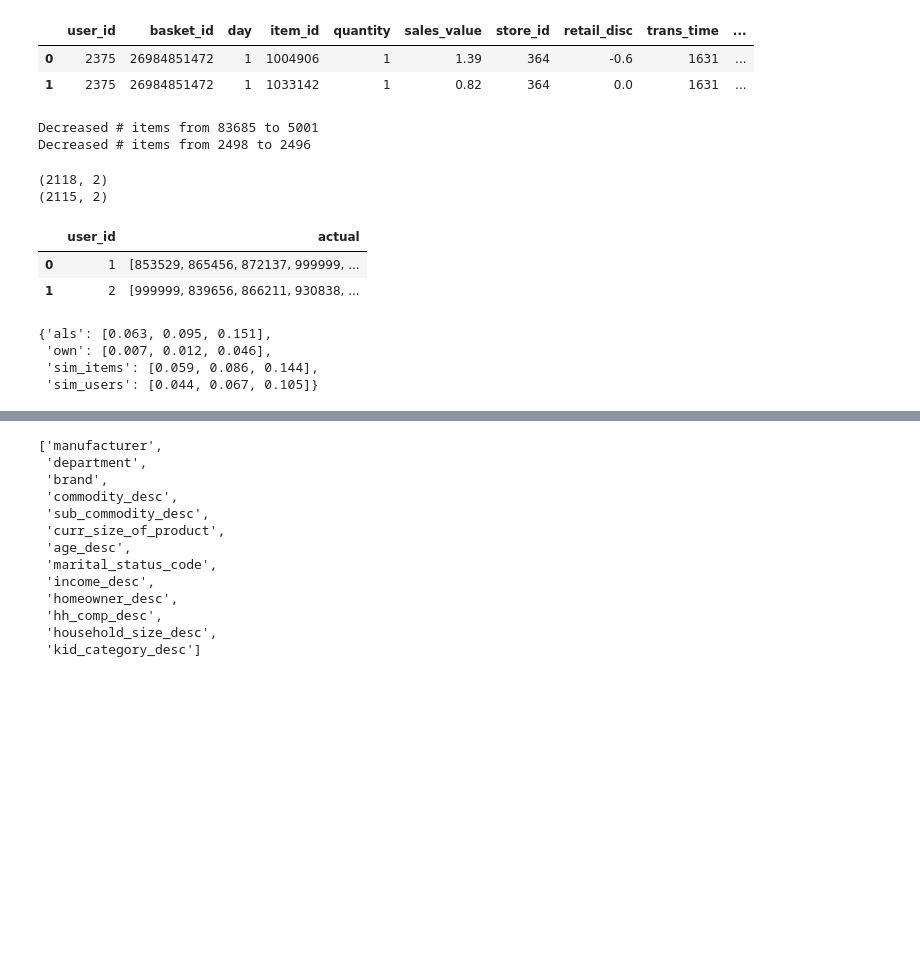
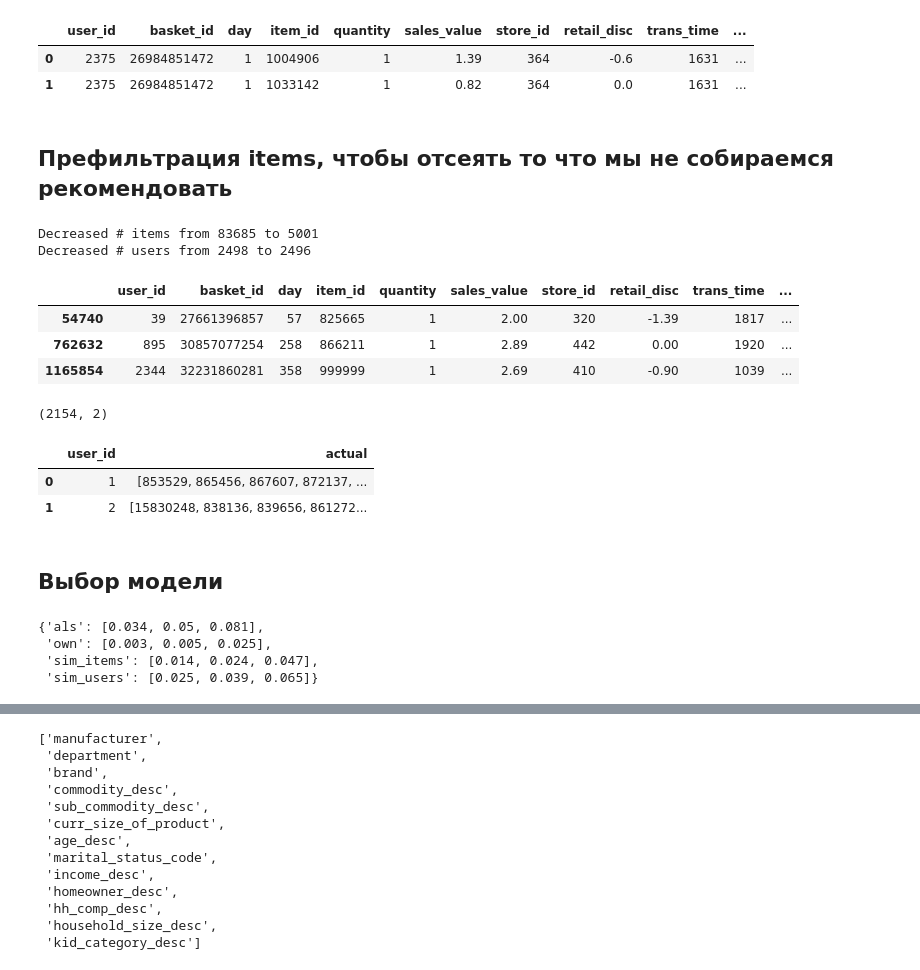
Before and after one commit to david-chulakov/Retail_recsys, a Jupyter notebook: main.ipynb, the cells around one changed output, grey strips where cells are left out. Cells and saved outputs as stored; diff of their text form; code cells hidden in the pictures; blank space fills up the shorter version.

```diff
--- a/main.ipynb
+++ b/main.ipynb
@@ -49,6 +51,8 @@ data_train_lvl_1.head(2)
 |  | user_id | basket_id | day | item_id | quantity | sales_value | store_id | retail_disc | trans_time | ... |
 | 0 | 2375 | 26984851472 | 1 | 1004906 | 1 | 1.39 | 364 | -0.6 | 1631 | ... |
 | 1 | 2375 | 26984851472 | 1 | 1033142 | 1 | 0.82 | 364 | 0.0 | 1631 | ... |
+# %% [markdown]
+## Префильтрация items, чтобы отсеять то что мы не собираемся рекомендовать
 # %%
 n_items_before = data_train_lvl_1['item_id'].nunique()
 n_users_before = data_train_lvl_1['user_id'].nunique()
@@ -58,31 +62,32 @@ data_train_lvl_1 = prefilter_items(data_train_lvl_1, item_features=item_features
 n_items_after = data_train_lvl_1['item_id'].nunique()
 n_users_after = data_train_lvl_1['user_id'].nunique()
 print('Decreased # items from {} to {}'.format(n_items_before, n_items_after))
-print('Decreased # items from {} to {}'.format(n_users_before, n_users_after))
+print('Decreased # users from {} to {}'.format(n_users_before, n_users_after))
 # %% [output]
 Decreased # items from 83685 to 5001
-Decreased # items from 2498 to 2496
+Decreased # users from 2498 to 2496
+# %%
+data_train_lvl_1.sample(3)
+# %% [output]
+|  | user_id | basket_id | day | item_id | quantity | sales_value | store_id | retail_disc | trans_time | ... |
+| 54740 | 39 | 27661396857 | 57 | 825665 | 1 | 2.00 | 320 | -1.39 | 1817 | ... |
+| 762632 | 895 | 30857077254 | 258 | 866211 | 1 | 2.89 | 442 | 0.00 | 1920 | ... |
+| 1165854 | 2344 | 32231860281 | 358 | 999999 | 1 | 2.69 | 410 | -0.90 | 1039 | ... |
 # %%
 recommender = MainRecommender(data_train_lvl_1)
 # %%
-data_val_lvl_1 = prefilter_items(data_val_lvl_1, item_features=item_features, take_n_popular=5000)
 result_lvl_1 = data_val_lvl_1.groupby('user_id')['item_id'].unique().reset_index()
 result_lvl_1.columns=['user_id', 'actual']
 print(result_lvl_1.shape)
 
-#bad users
-result_lvl_1.drop(result_lvl_1[result_lvl_1['user_id'] == 296].index, axis=0, inplace=True)
-result_lvl_1.drop(result_lvl_1[result_lvl_1['user_id'] == 1813].index, axis=0, inplace=True)
-result_lvl_1.drop(result_lvl_1[result_lvl_1['user_id'] == 1984].index, axis=0, inplace=True)
-
-print(result_lvl_1.shape)
 result_lvl_1.head(2)
 # %% [output]
-(2118, 2)
-(2115, 2)
+(2154, 2)
 |  | user_id | actual |
-| 0 | 1 | [853529, 865456, 872137, 999999, ... |
-| 1 | 2 | [999999, 839656, 866211, 930838, ... |
+| 0 | 1 | [853529, 865456, 867607, 872137, ... |
+| 1 | 2 | [15830248, 838136, 839656, 861272... |
+# %% [markdown]
+##  Выбор модели
 # %%
 result_lvl_1['als'] = result_lvl_1['user_id'].apply(lambda x: recommender.get_als_recommendations(x, N=50))
 # %%
@@ -108,7 +113,7 @@ def count_metric_at_k(result_lvl_1, metric='recall', N=[10, 20, 50]):
 metrics = count_metric_at_k(result_lvl_1)
 metrics
 # %% [output]
-{'als': [0.063, 0.095, 0.151],
- 'own': [0.007, 0.012, 0.046],
- 'sim_items': [0.059, 0.086, 0.144],
- 'sim_users': [0.044, 0.067, 0.105]}
+{'als': [0.034, 0.05, 0.081],
+ 'own': [0.003, 0.005, 0.025],
+ 'sim_items': [0.014, 0.024, 0.047],
+ 'sim_users': [0.025, 0.039, 0.065]}
```
Also changed, not shown: parts of 15 cells of this notebook, 1 other file.
